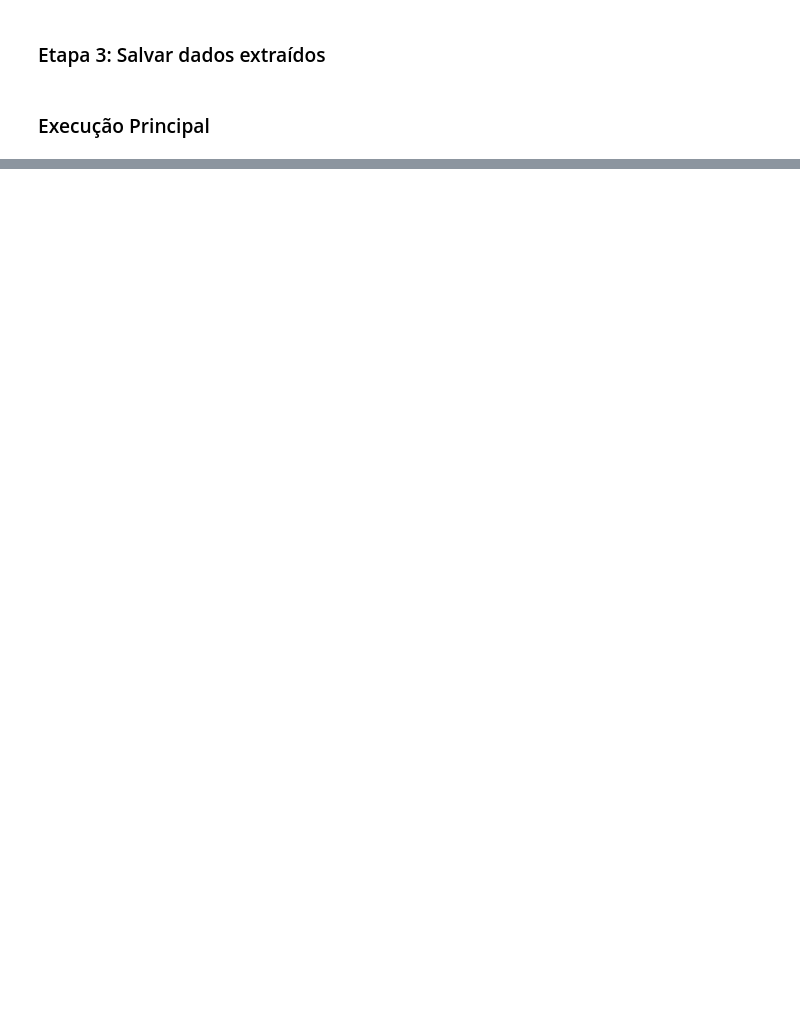
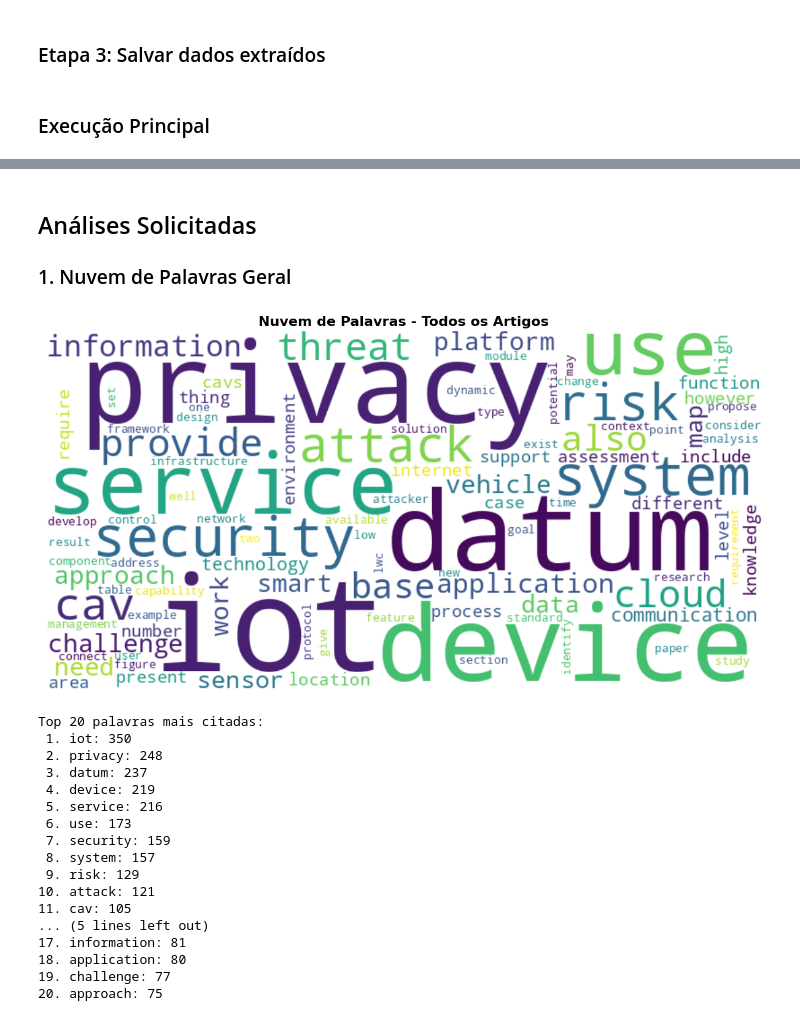
Before and after one commit to GustavoGNZ/trabalho2-ia, a Jupyter notebook: main.ipynb, the cells around one changed output, grey strips where cells are left out. Saved outputs shown, nothing was run; the diff lists cells and outputs as text; code cells hidden in the pictures; blank space fills up the shorter version.

```diff
--- a/main.ipynb
+++ b/main.ipynb
@@ -241,0 +537,67 @@ etapa3_salvar_dados(infos)
+# %% [markdown]
+## Análises Solicitadas
+
+### 1. Nuvem de Palavras Geral
+# %%
+# Configurar matplotlib para trabalhar corretamente
+plt.rcParams['figure.figsize'] = (12, 8)
+
+# Criar nuvem de palavras geral
+def criar_nuvem_palavras_geral(artigos):
+    # Consolidar todos os unigramas
+    todos_unigramas = Counter()
+    for artigo in artigos:
+        todos_unigramas.update(artigo.unigramas)
+
+    # Filtrar palavras muito comuns e muito raras
+    palavras_filtradas = {palavra: freq for palavra, freq in todos_unigramas.items()
+                         if freq >= 3 and len(palavra) > 2}  # Pelo menos 3 ocorrências e mais de 2 caracteres
+
+    if not palavras_filtradas:
+        print("Nenhuma palavra encontrada para a nuvem de palavras.")
+        return
+
+    # Criar a nuvem de palavras
+    wordcloud = WordCloud(
+        width=800,
+        height=400,
+        background_color='white',
+        max_words=100,
+        colormap='viridis',
+        relative_scaling=0.5,
+        random_state=42
+    ).generate_from_frequencies(palavras_filtradas)
+
+    # Plotar
+    plt.figure(figsize=(12, 8))
+    plt.imshow(wordcloud, interpolation='bilinear')
+    plt.axis('off')
+    plt.title('Nuvem de Palavras - Todos os Artigos', fontsize=16, fontweight='bold')
+    plt.tight_layout()
+    plt.show()
+
+    # Mostrar top 20 palavras
+    print("\nTop 20 palavras mais citadas:")
+    for i, (palavra, freq) in enumerate(todos_unigramas.most_common(20), 1):
+        print(f"{i:2d}. {palavra}: {freq}")
+
+criar_nuvem_palavras_geral(artigos)
+# %% [output]
+[figure, added]
+Top 20 palavras mais citadas:
+ 1. iot: 350
+ 2. privacy: 248
+ 3. datum: 237
+ 4. device: 219
+ 5. service: 216
+ 6. use: 173
+ 7. security: 159
+ 8. system: 157
+ 9. risk: 129
+10. attack: 121
+11. cav: 105
+... (5 lines left out)
+17. information: 81
+18. application: 80
+19. challenge: 77
+20. approach: 75
```
Also changed, not shown: parts of 21 cells of this notebook.
